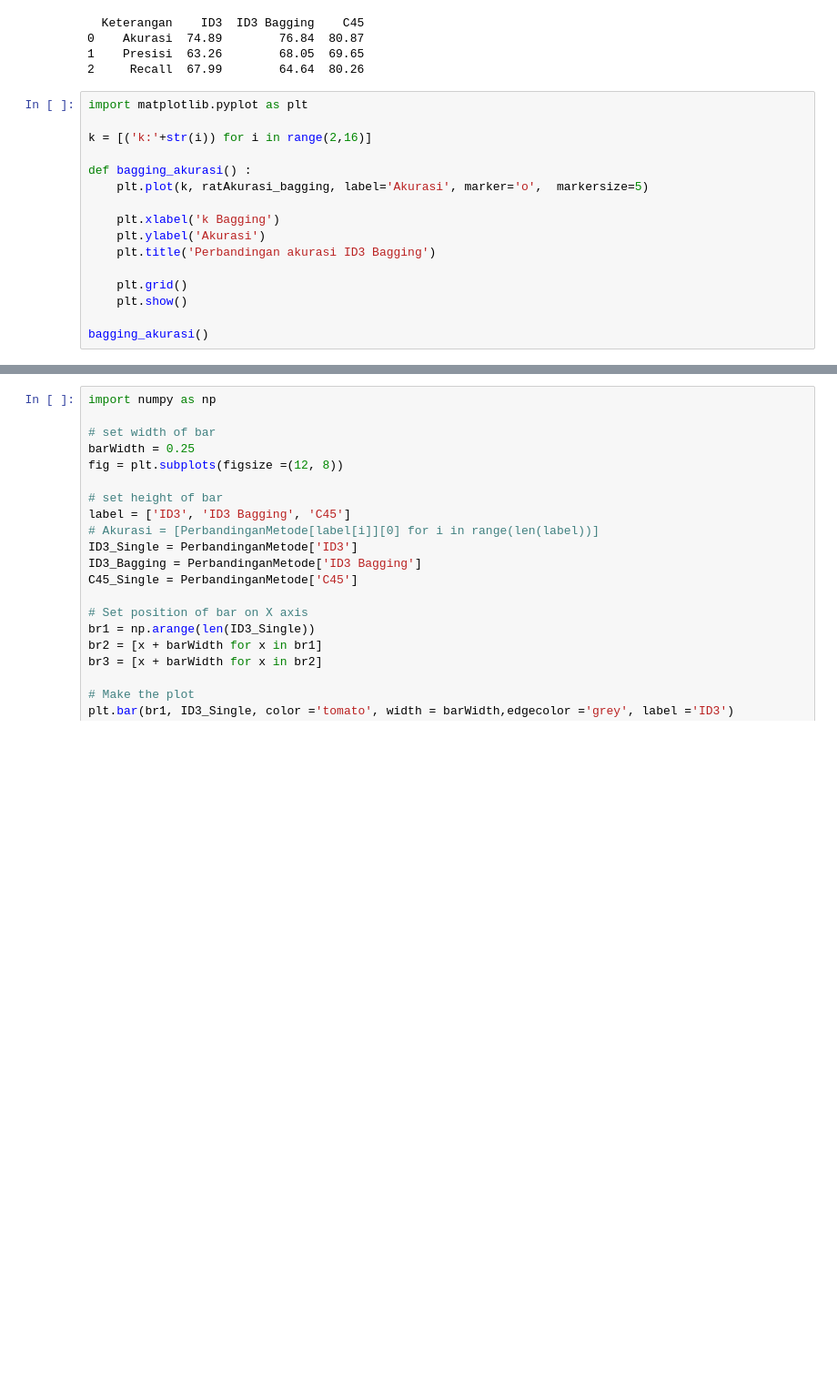
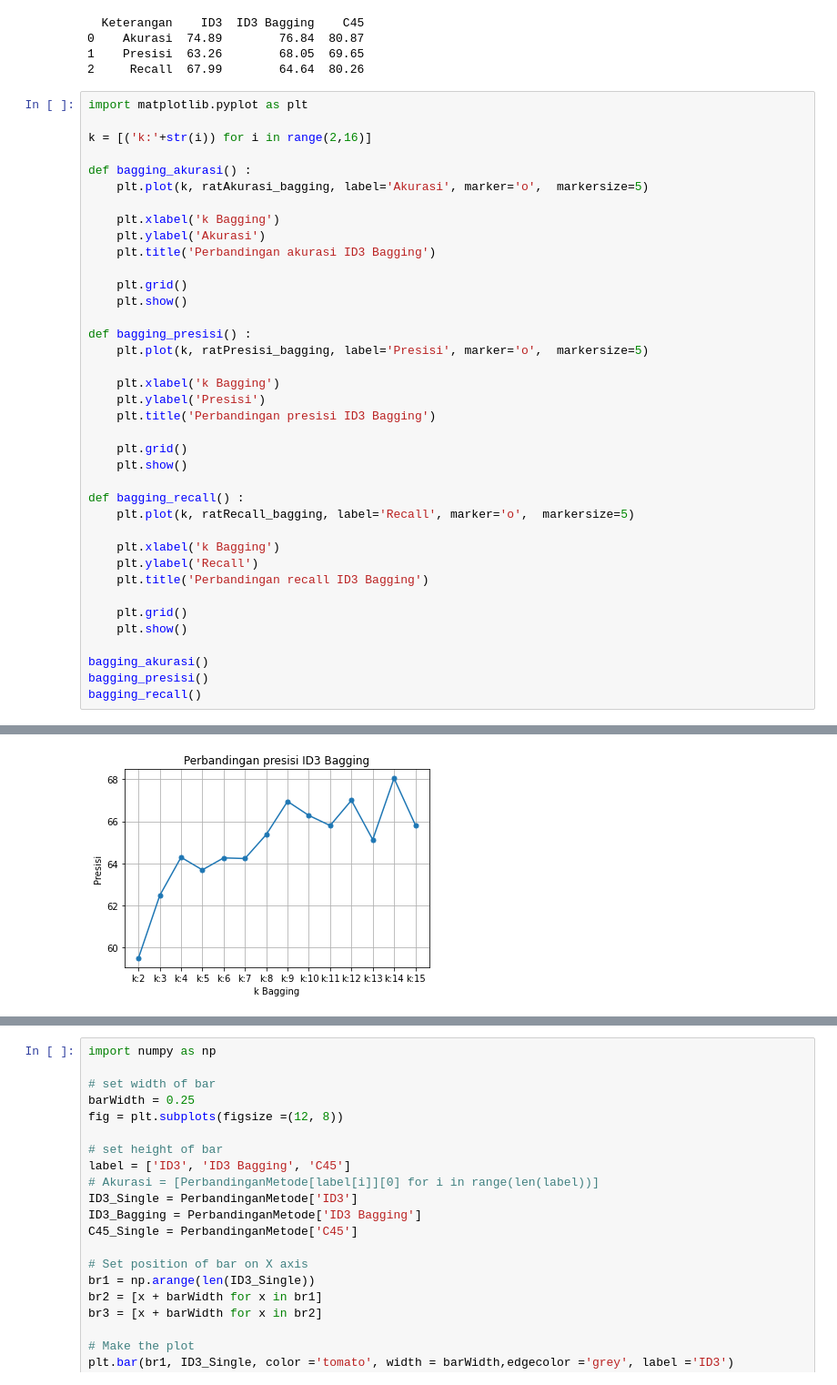
Before and after one commit to 170411100038/Skripsi038, a Jupyter notebook: visualisasi.ipynb, the cells around one changed output, grey strips where cells are left out. Shown at 91% size. Saved outputs shown, nothing was run; the diff lists cells and outputs as text; blank space fills up the shorter version.

Commit message:
Update perbandingan

```diff
--- a/visualisasi.ipynb
+++ b/visualisasi.ipynb
@@ -80,18 +73,41 @@ print(PerbandinganMetode)
 # %%
 import matplotlib.pyplot as plt
 
 k = [('k:'+str(i)) for i in range(2,16)]
 
 def bagging_akurasi() :
     plt.plot(k, ratAkurasi_bagging, label='Akurasi', marker='o',  markersize=5)
 
     plt.xlabel('k Bagging')
     plt.ylabel('Akurasi')
     plt.title('Perbandingan akurasi ID3 Bagging')
 
     plt.grid()
     plt.show()
 
+def bagging_presisi() :
+    plt.plot(k, ratPresisi_bagging, label='Presisi', marker='o',  markersize=5)
+
+    plt.xlabel('k Bagging')
+    plt.ylabel('Presisi')
+    plt.title('Perbandingan presisi ID3 Bagging')
+
+    plt.grid()
+    plt.show()
+
+def bagging_recall() :
+    plt.plot(k, ratRecall_bagging, label='Recall', marker='o',  markersize=5)
+
+    plt.xlabel('k Bagging')
+    plt.ylabel('Recall')
+    plt.title('Perbandingan recall ID3 Bagging')
+
+    plt.grid()
+    plt.show()
+
 bagging_akurasi()
+bagging_presisi()
+bagging_recall()
 # %% [output]
 [figure]
+[figure, added]
```
Also changed, not shown: parts of 2 cells of this notebook, 2 other files.
